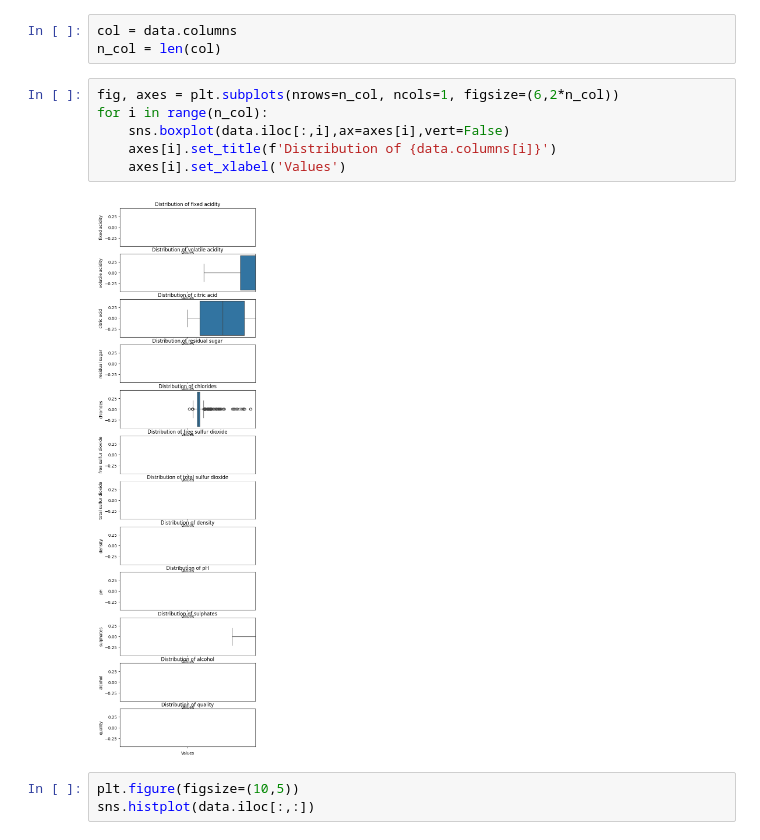
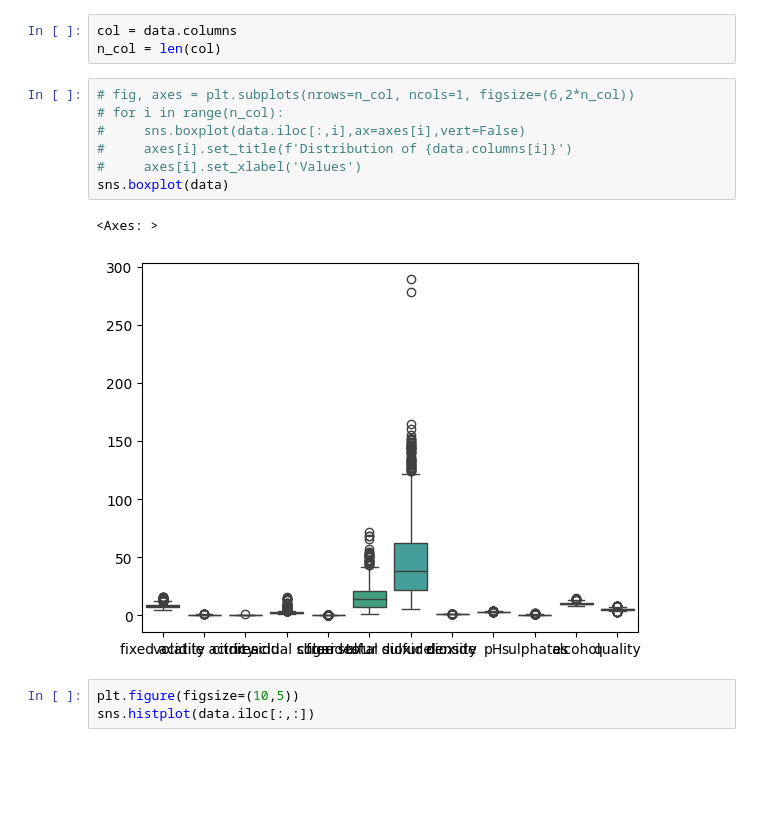
Before and after one commit to SaiKiran-02/ITER_SEM-4, a Jupyter notebook: ML/Lab_Assignment_01.ipynb, the cells around one changed output. Cells and saved outputs as stored; diff of their text form; blank space fills up the shorter version.

```diff
--- a/ML/Lab_Assignment_01.ipynb
+++ b/ML/Lab_Assignment_01.ipynb
@@ -80,13 +82,15 @@ dtype: int64
 col = data.columns
 n_col = len(col)
 # %%
-fig, axes = plt.subplots(nrows=n_col, ncols=1, figsize=(6,2*n_col))
-for i in range(n_col):
-    sns.boxplot(data.iloc[:,i],ax=axes[i],vert=False)
-    axes[i].set_title(f'Distribution of {data.columns[i]}')
-    axes[i].set_xlabel('Values')
+# fig, axes = plt.subplots(nrows=n_col, ncols=1, figsize=(6,2*n_col))
+# for i in range(n_col):
+#     sns.boxplot(data.iloc[:,i],ax=axes[i],vert=False)
+#     axes[i].set_title(f'Distribution of {data.columns[i]}')
+#     axes[i].set_xlabel('Values')
+sns.boxplot(data)
 # %% [output]
+<Axes: >
-[figure, old version]
+[figure, new version]
 # %%
 plt.figure(figsize=(10,5))
 sns.histplot(data.iloc[:,:])
```
Also changed, not shown: parts of 6 cells of this notebook.
